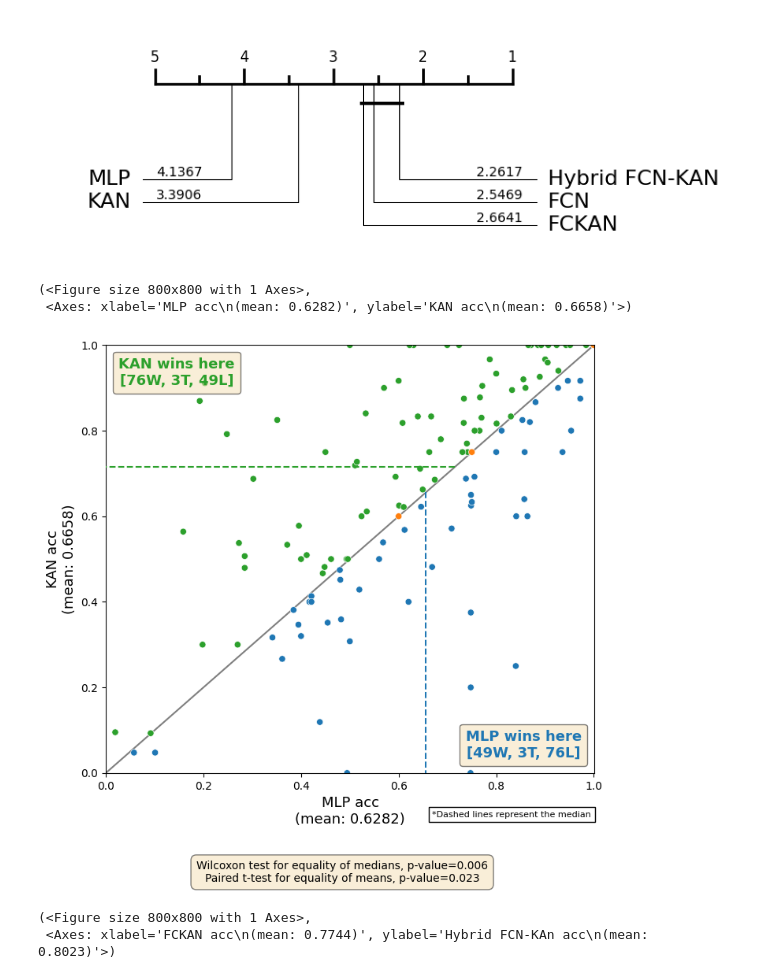
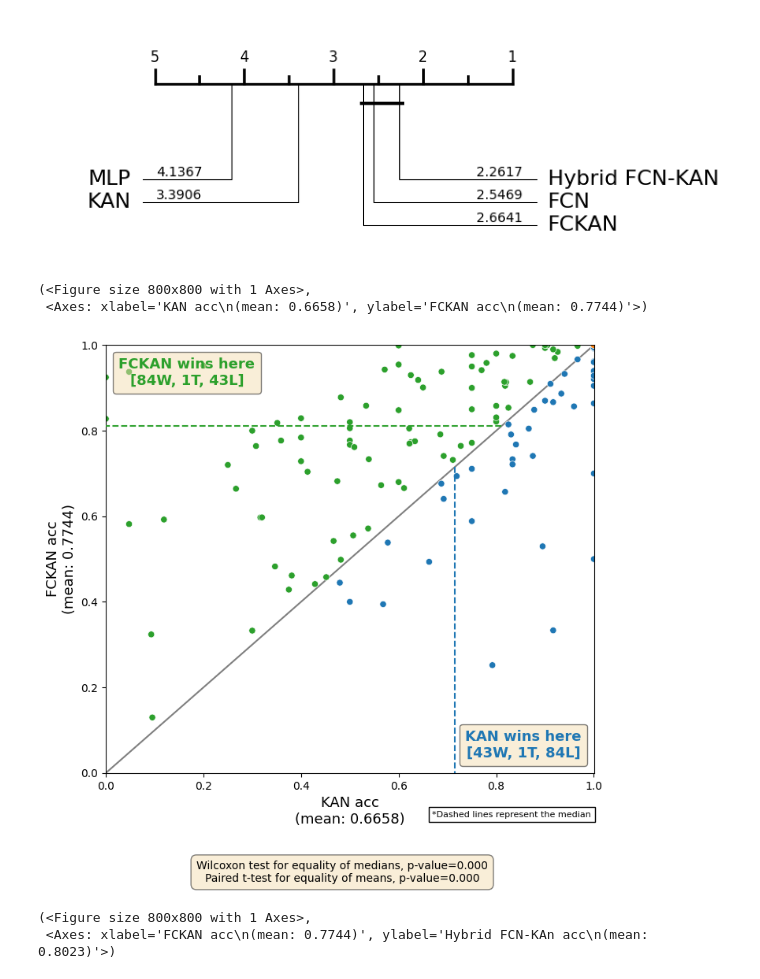
Before and after one commit to gabrielcmerlin/FCKAN, a Jupyter notebook: outputs/results/analysis.ipynb, the cells around one changed output. Cells and saved outputs as stored; diff of their text form; code cells hidden in the pictures.

```diff
--- a/outputs/results/analysis.ipynb
+++ b/outputs/results/analysis.ipynb
@@ -71,17 +71,17 @@ plot_critical_difference(
 # %%
 # Plota o scatter plot entre mlp e kan
 plot_pairwise_scatter(
-    metrics['MLP'].values,
     metrics['KAN'].values,
-    method_a='MLP',
-    method_b='KAN',
+    metrics['FCKAN'].values,
+    method_a='KAN',
+    method_b='FCKAN',
     metric='acc',           # ou 'error', já que RMSE é erro
     lower_better=False        # pois RMSE menor é melhor
 )
 # %% [output]
 (<Figure size 800x800 with 1 Axes>,
- <Axes: xlabel='MLP acc\n(mean: 0.6282)', ylabel='KAN acc\n(mean: 0.6658)'>)
+ <Axes: xlabel='KAN acc\n(mean: 0.6658)', ylabel='FCKAN acc\n(mean: 0.7744)'>)
-[figure, old version]
+[figure, new version]
 # %%
 # Plota o scatter plot entre mlp e kan
 plot_pairwise_scatter(
```
Also changed, not shown: parts of 2 cells of this notebook, 1 other file.
